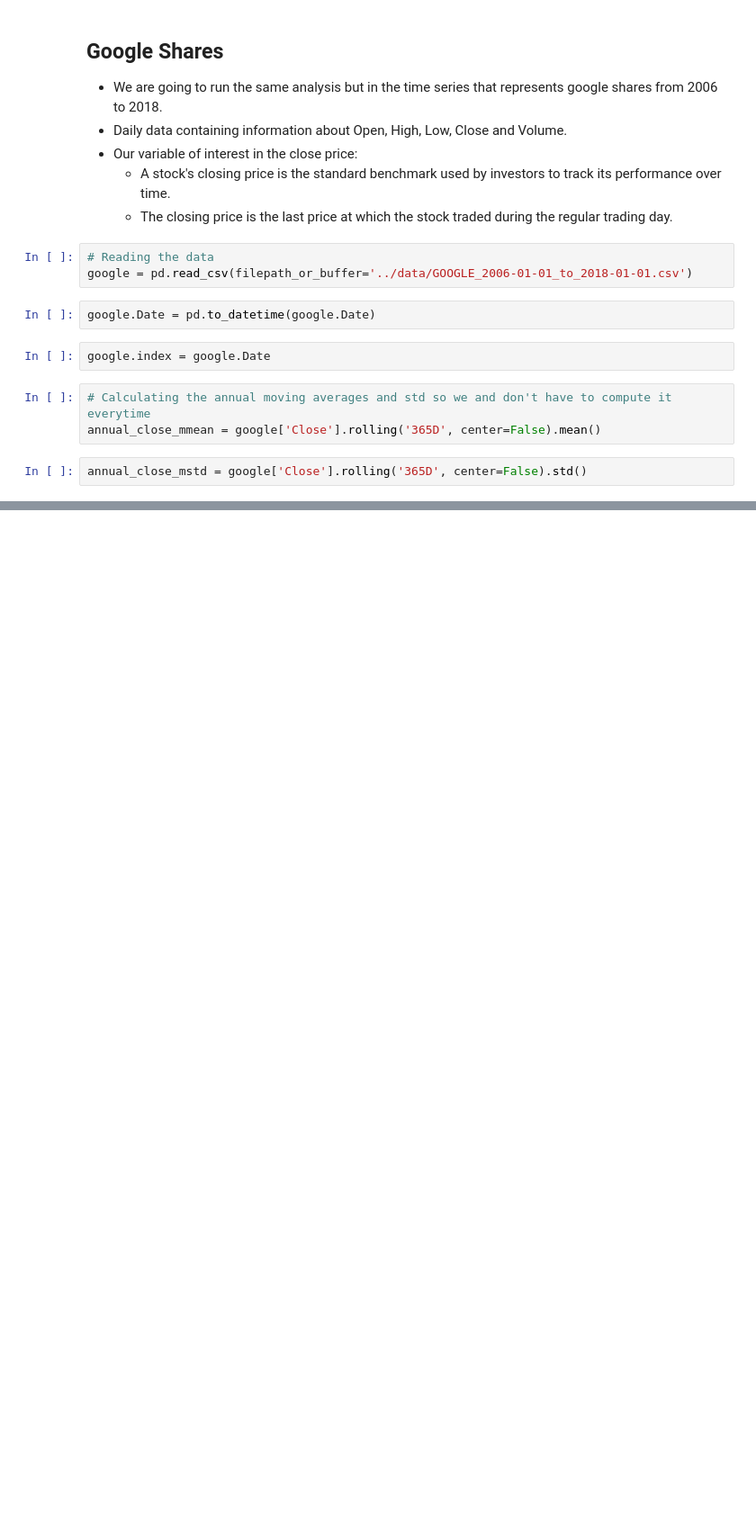
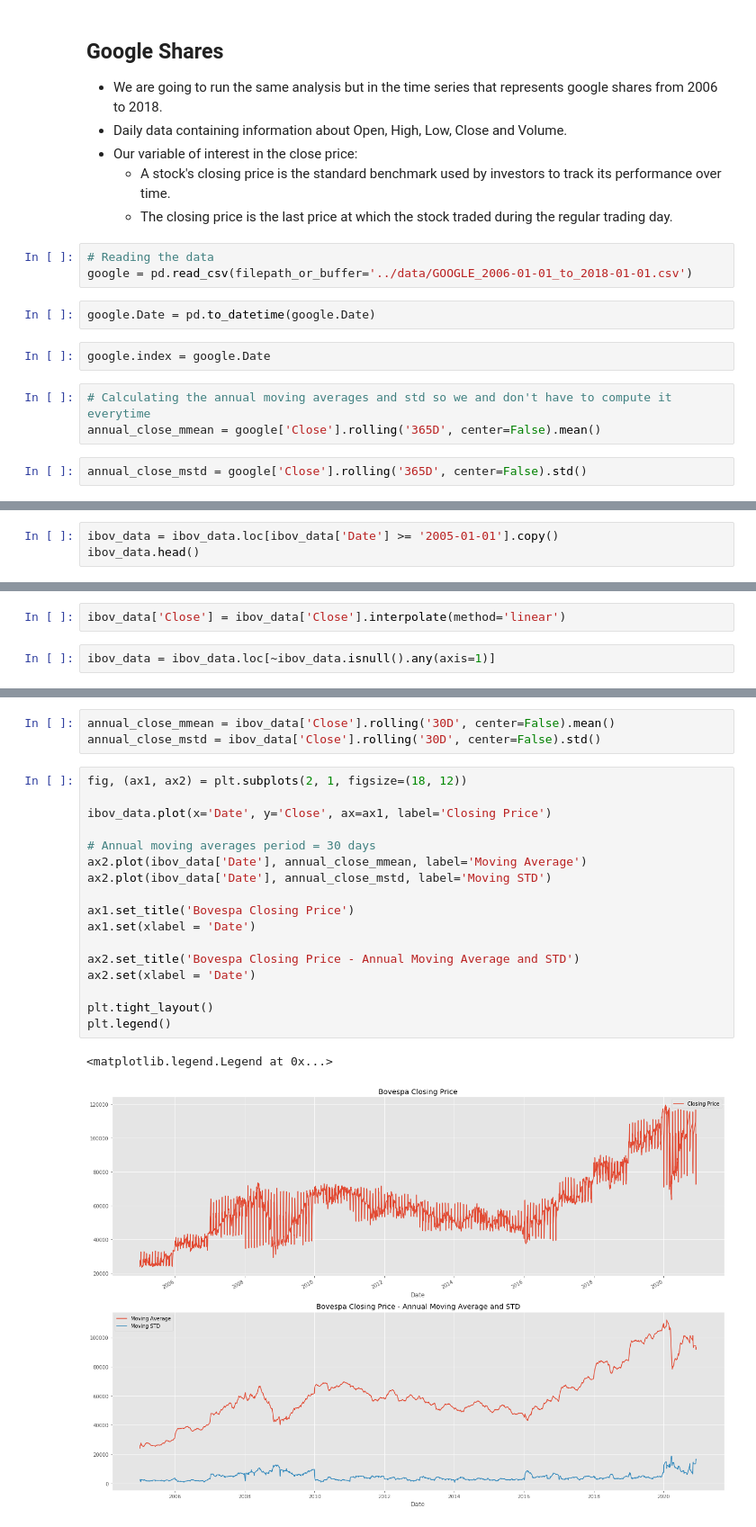
Before and after one commit to leonardo-meireles/Series-Temporais-e-Aprendizado-Dinamico-SME0808, a Jupyter notebook: notebooks/P1.ipynb, the cells around one changed output, grey strips where cells are left out. Shown: that part at 90% size. Saved outputs shown, nothing was run; the diff lists cells and outputs as text; blank space fills up the shorter version.

```diff
--- a/notebooks/P1.ipynb
+++ b/notebooks/P1.ipynb
@@ -174,0 +227,3 @@ fig = y.plot()
+# %%
+ibov_data = ibov_data.loc[ibov_data['Date'] >= '2005-01-01'].copy()
+ibov_data.head()
@@ -174,0 +267,4 @@ fig = y.plot()
+# %%
+ibov_data['Close'] = ibov_data['Close'].interpolate(method='linear')
+# %%
+ibov_data = ibov_data.loc[~ibov_data.isnull().any(axis=1)]
@@ -174,0 +293,23 @@ fig = y.plot()
+# %%
+annual_close_mmean = ibov_data['Close'].rolling('30D', center=False).mean()
+annual_close_mstd = ibov_data['Close'].rolling('30D', center=False).std()
+# %%
+fig, (ax1, ax2) = plt.subplots(2, 1, figsize=(18, 12))
+
+ibov_data.plot(x='Date', y='Close', ax=ax1, label='Closing Price')
+
+# Annual moving averages period = 30 days
+ax2.plot(ibov_data['Date'], annual_close_mmean, label='Moving Average')
+ax2.plot(ibov_data['Date'], annual_close_mstd, label='Moving STD')
+
+ax1.set_title('Bovespa Closing Price')
+ax1.set(xlabel = 'Date')
+
+ax2.set_title('Bovespa Closing Price - Annual Moving Average and STD')
+ax2.set(xlabel = 'Date')
+
+plt.tight_layout()
+plt.legend()
+# %% [output]
+<matplotlib.legend.Legend at 0x...>
+[figure, added]
```
Also changed, not shown: parts of 38 cells of this notebook, 3 other files.
